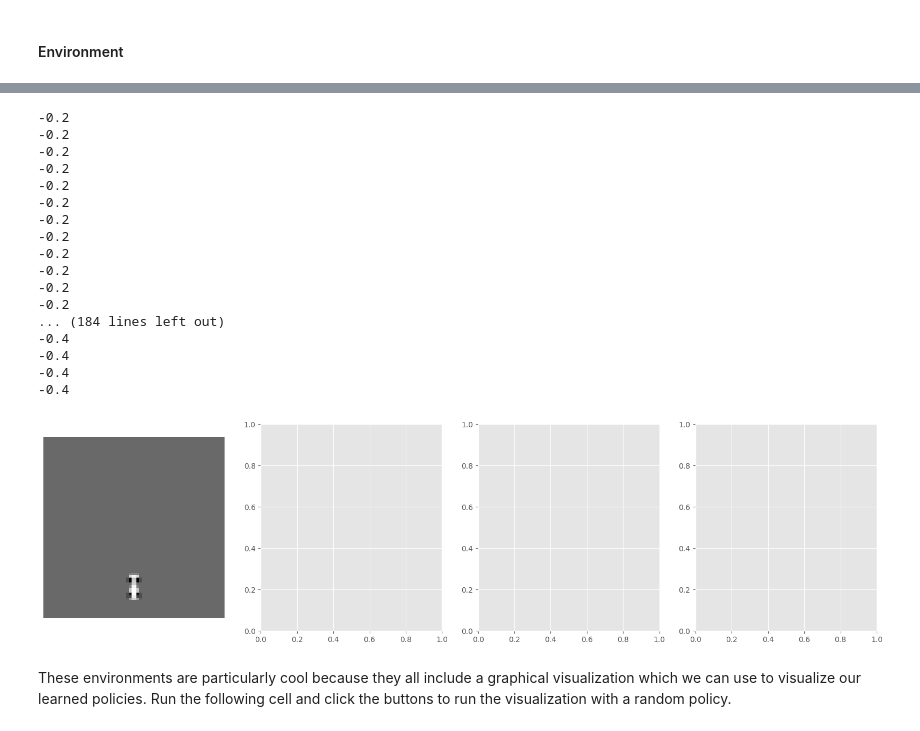
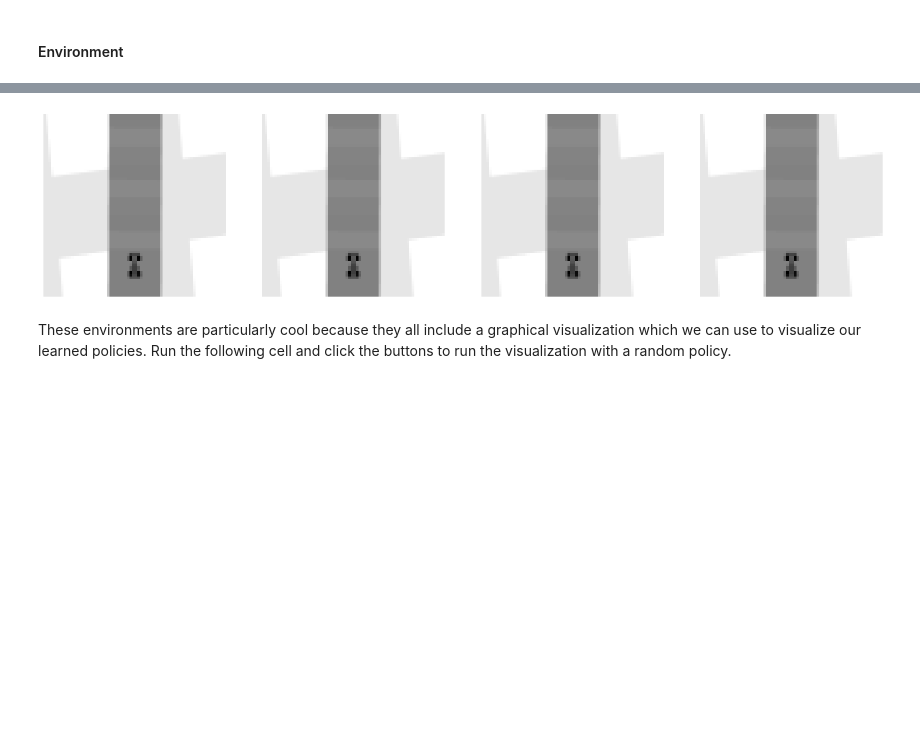
Before and after one commit to Nick-Payson/CS5150FinalProject, a Jupyter notebook: CS5150 final updated.ipynb, the cells around one changed output, grey strips where cells are left out. Cells and saved outputs as stored; diff of their text form; code cells hidden in the pictures; blank space fills up the shorter version.

```diff
--- a/CS5150 final updated.ipynb
+++ b/CS5150 final updated.ipynb
@@ -67,8 +82,8 @@ def preprocess(state):
     transform = transforms.Compose([
     transforms.CenterCrop(72),
     transforms.ToTensor(),
-    transforms.Normalize((0.5, 0.5, 0.5), (0.5, 0.5, 0.5)),
-    # transforms.Grayscale(num_output_channels=1)
+    # transforms.Normalize((0.5, 0.5, 0.5), (0.5, 0.5, 0.5)),
+    transforms.Grayscale(num_output_channels=1)
     ])
 
     return transform(img)
@@ -148,11 +152,11 @@ class ImageEnv(gym.Wrapper):
 # %%
-env = gym.make('CarRacing-v2', continuous=False)
+env = gym.make('CarRacing-v2', continuous=False, domain_randomize=False)
 env = ImageEnv(env)
 
 s, _ = env.reset()
 print("The shape of an observation: ", s.shape)
 fig, axes = plt.subplots(1, 4, figsize=(20, 5))
-for i in range(1):
+for i in range(4):
     axes[i].imshow(s[i], cmap='gray')
     axes[i].axis('off')
 plt.show()
@@ -162,31 +166,14 @@ The shape of an observation:  torch.Size([3, 72, 72])
 # %%
-for i in range(100):
-    s, r, terminated, truncated, info = env.step(3)  # 3rd action is `gas` action
+for i in range(4):
+    s, r, terminated, truncated, info = env.step(0)  # 3rd action is `gas` action
 
 fig, axes = plt.subplots(1, 4, figsize=(20, 5))
-for i in range(1):
+for i in range(4):
     axes[i].imshow(s[i], cmap='gray')
     axes[i].axis('off')
 plt.show()
 # %% [output]
--0.2
--0.2
--0.2
--0.2
--0.2
--0.2
--0.2
--0.2
--0.2
--0.2
--0.2
--0.2
-... (184 lines left out)
--0.4
--0.4
--0.4
--0.4
-[figure, old version]
+[figure, new version]
 # %%
 envs = {
     'carRacing': gym.make('CarRacing-v2', continuous=False),
```
Also changed, not shown: parts of 8 cells of this notebook.
